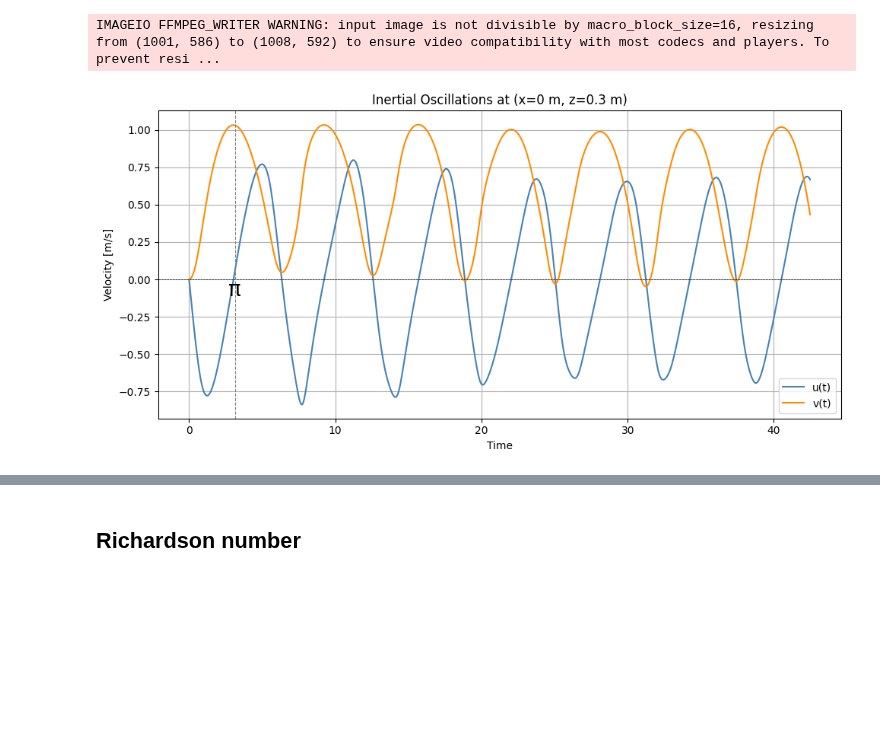
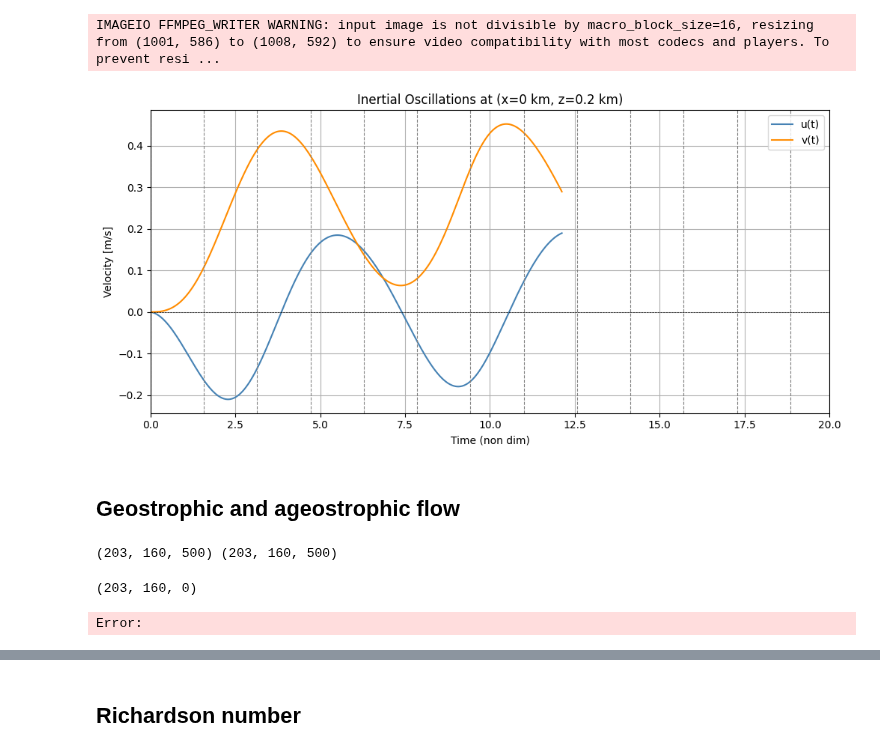
Before and after one commit to tom-rex/Oceananigans_projects, a Jupyter notebook: python_visualisations.ipynb, the cells around one changed output, grey strips where cells are left out. Saved outputs shown, nothing was run; the diff lists cells and outputs as text; code cells hidden in the pictures; blank space fills up the shorter version.

```diff
--- a/python_visualisations.ipynb
+++ b/python_visualisations.ipynb
@@ -7,16 +7,18 @@ import numpy as np
 import xarray as xr
 import imageio
 import os
+import scipy.integrate as integrate
 from tqdm import tqdm  # For progress bars
 
-filename = 'Eddie_Sim_F2_Ro2_100days.nc' #remember.nc at the end
+filename = 'B00_run11.nc' #remember.nc at the end
 ds = xr.open_dataset(filename, engine = 'netcdf4', decode_times=False)
 
 
 # Non-dimensionalising timescale
-
+g = 9.81
 f = 1e-4
 L = 10*1000
+H_front = 100
 
 # Rescale time: convert seconds to non-dimensional time = f * t
 # Ensure 'time' is in seconds (if it's in days, convert to seconds first)
@@ -178,32 +160,81 @@ IMAGEIO FFMPEG_WRITER WARNING: input image is not divisible by macro_block_size=
 # %%
 # === Choose fixed (x, z) location ===
 x_target = 0       # center of the front
 z_target = -ds.z_aac.values.max() / 2  # mid-depth
 
 # === Find nearest grid indices ===
 x_index = np.argmin(np.abs(ds.x_caa.values - x_target))
 z_index = np.argmin(np.abs(ds.z_aac.values - z_target))
 
+
 # === Extract time series ===
 time = ds.time.values # convert from nanoseconds to hours (if needed)
 u_t = ds.u[:, z_index, x_index].values
 v_t = ds.v[:, z_index, x_index].values
+w_t = ds.w[:, z_index, x_index].values
 
 # === Plot ===
 plt.figure(figsize=(10, 5))
 plt.plot(nondim_time, u_t, label='u(t)', color='steelblue')
 plt.plot(nondim_time, v_t, label='v(t)', color='darkorange')
+#plt.plot(nondim_time, w_t, label='v(t)', color='darkred')
 plt.axhline(0, color='k', linestyle='--', linewidth=0.5)
-plt.title(f'Inertial Oscillations at (x={x_target} m, z={z_target:.1f} m)')
-plt.xlabel('Time')
+plt.title(f'Inertial Oscillations at (x={x_target} km, z={z_target:.1f} km)')
+plt.xlabel('Time (non dim)')
 plt.ylabel('Velocity [m/s]')
 plt.legend()
 plt.grid(True)
 plt.tight_layout()
+plt.xlim(0,20)
 
-
-plt.axvline(x= np.pi, color='gray', linestyle='--', linewidth=0.8)
-plt.text(np.pi, 0, f'π', ha='center', va='top', fontsize=20, rotation=0)
+for t in range(0,20):
+    plt.axvline(x= t*np.pi/2, color='gray', linestyle='--', linewidth=0.8)
+    #plt.text(t, 0, f'{t}π/2', ha='center', va='top', fontsize=10, rotation=90)
 plt.show()
 # %% [output]
-[figure, old version]
+[figure, new version]
+# %% [markdown]
+## Geostrophic and ageostrophic flow
+# %%
+# Data arrays
+dbdX = ds.dbdX.values  # shape: (time, z, x)
+z_vals = ds.z_aac.values  # shape: (z,)
+time_vals = ds.nondim_time.values  # shape: (time,)
+# Allocate v_g with same shape as dbdX
+
+v_g = -(g / f) * ds.dbdX * (H_front / 2 - ds.z_aac)
+
+#v_a = ds.v - v_g
+v_g = -(g / f) * ds.dbdX * (H_front / 2 - ds.z_aac)
+
+v_g = v_g.isel(x_faa=slice(None, -1))
+
+print(v_g.shape, ds.v.shape)
+
+#v_a = ds.v - v_g
+v_g = v_g.rename({'x_faa': 'x_caa'})
+
+v_a = ds.v - v_g
+
+v_a.shape
+# %% [output]
+(203, 160, 500) (203, 160, 500)
+(203, 160, 0)
+# %%
+import xarray as xr
+import numpy as np
+
+# Parameters (adjust to your values)
+g = 9.81
+f = 1e-4
+H_front = 100.0  # Your frontal height scale
+
+# Compute v_g in chunks
+v_g = - (g / f) * ds.dbdX * (H_front / 2 - ds.z_aaf)
+
+# Compute ageostrophic velocity (also chunked)
+#v_a = ds.v - v_g
+
+v_g.shape
+# %% [output]
+Error:
```
Also changed, not shown: parts of 6 cells of this notebook.
